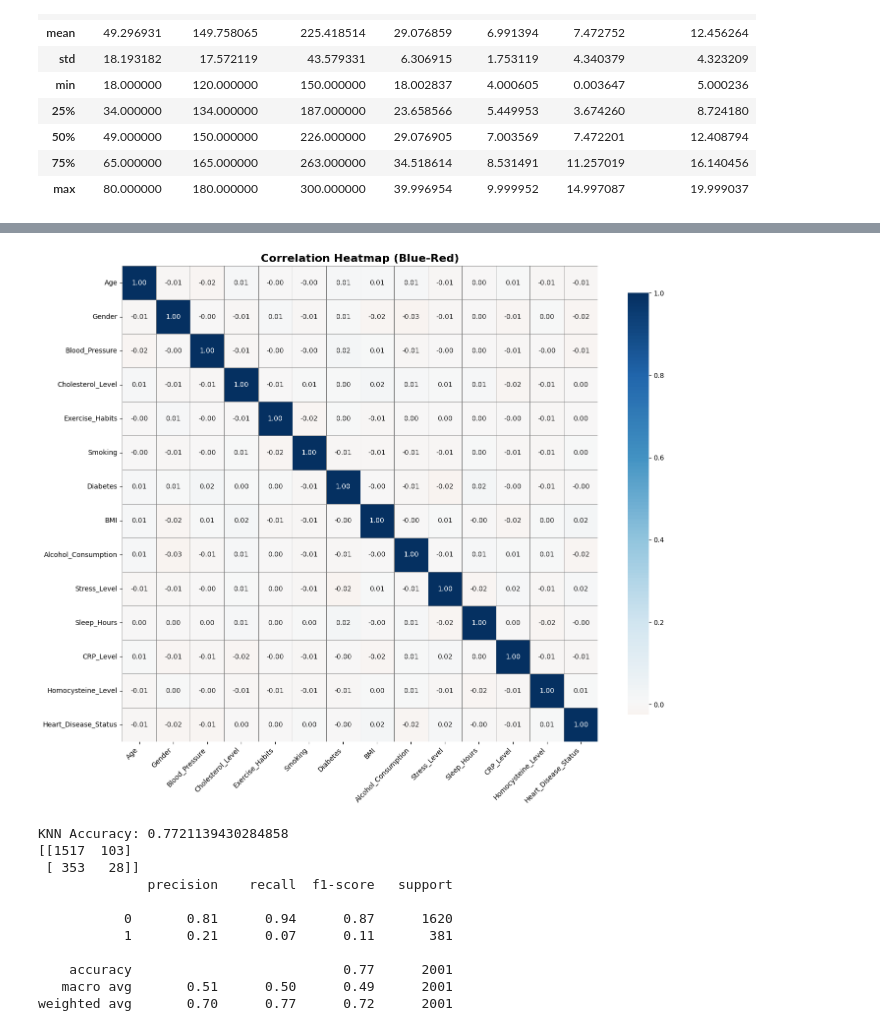
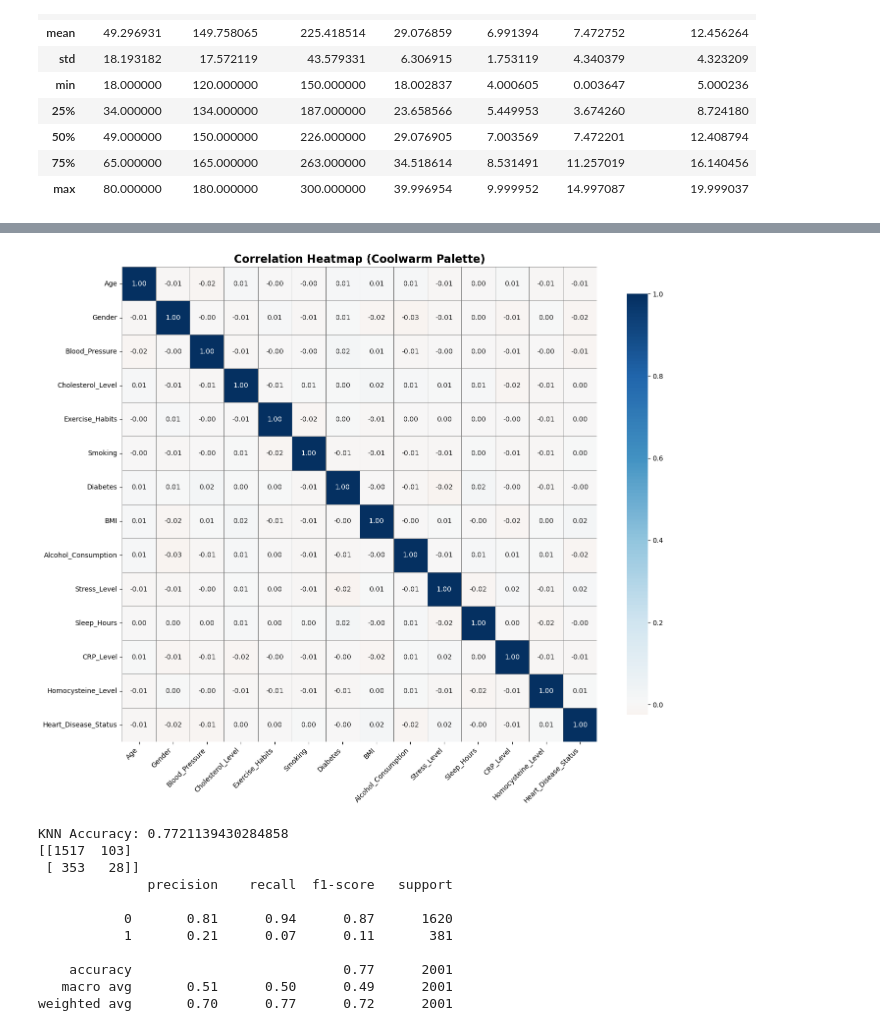
Before and after one commit to Nimmagadda881989/Final-project-report, a Jupyter notebook: Heart_Disease_Analysis_Notebook.ipynb, the cells around one changed output, grey strips where cells are left out. Saved outputs shown, nothing was run; the diff lists cells and outputs as text; code cells hidden in the pictures.

Commit message:
Heart Disease Analysis final project

```diff
--- a/Heart_Disease_Analysis_Notebook.ipynb
+++ b/Heart_Disease_Analysis_Notebook.ipynb
@@ -17,4 +13,4 @@ from sklearn.preprocessing import LabelEncoder, StandardScaler
 # %%
-disease = pd.read_csv('/content/Heart_Disease1 (1).csv')
+disease = pd.read_csv('./Heart_Disease.csv')
 disease.columns = disease.columns.str.replace(' ', '_')
 # %%
@@ -163,22 +126,24 @@ numerical_columns = disease.select_dtypes(exclude = 'object')
 # %%
+
+
 plt.figure(figsize=(14, 12))
 sns.heatmap(
     disease.corr(numeric_only=True),
     annot=True,
     fmt=".2f",
-    cmap="RdBu",       # Blue-Red diverging palette
+    cmap="RdBu",
     center=0,
     linewidths=0.5,
     linecolor='gray',
     square=True,
     cbar_kws={"shrink": 0.8},
     annot_kws={"size": 10}
 )
 
-plt.title("Correlation Heatmap (Blue-Red)", fontsize=16, fontweight="bold")
+plt.title("Correlation Heatmap (Coolwarm Palette)", fontsize=16, fontweight="bold")
 plt.xticks(rotation=45, ha='right', fontsize=10)
 plt.yticks(rotation=0, fontsize=10)
 plt.tight_layout()
 plt.show()
 # %% [output]
-[figure, old version]
+[figure, new version]
```
Also changed, not shown: parts of 22 cells of this notebook.
